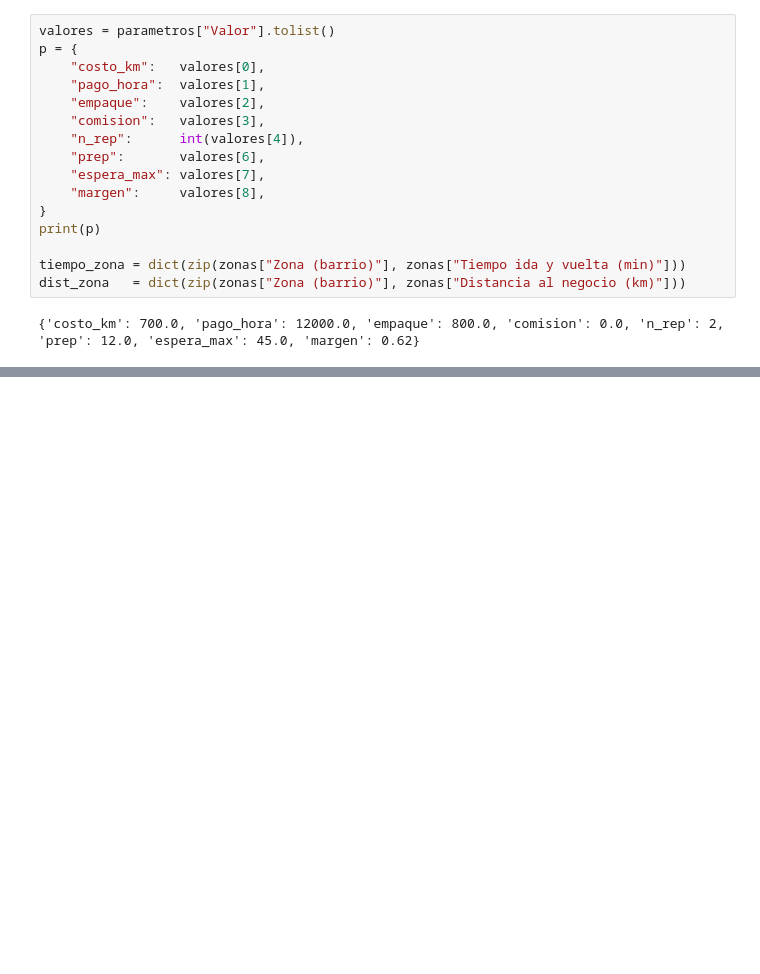
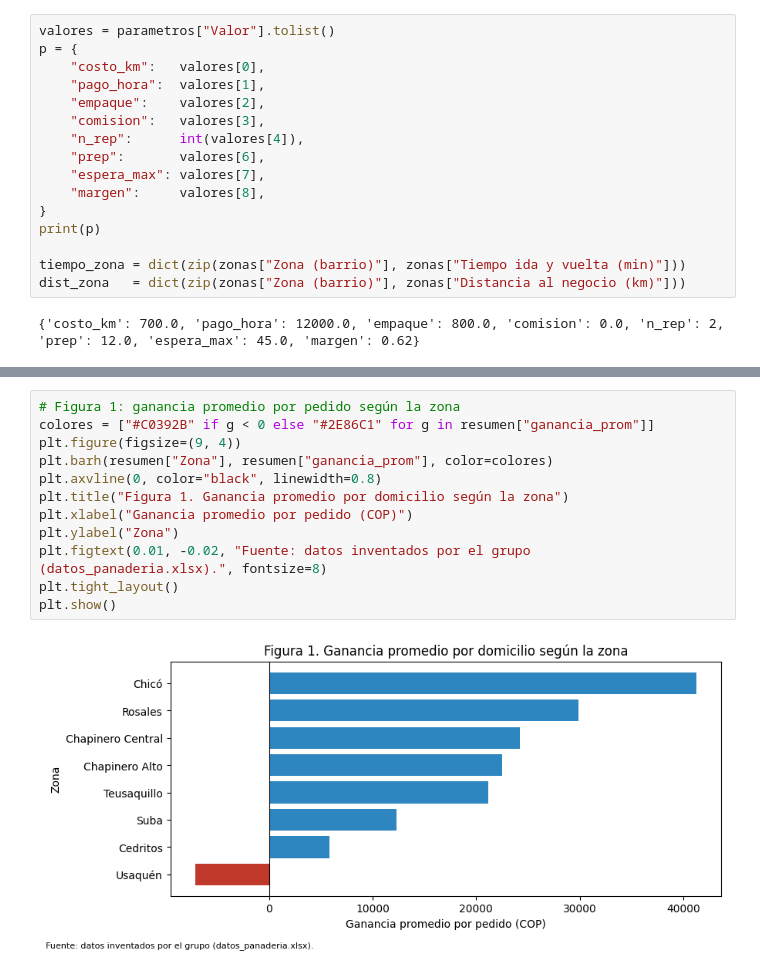
Before and after one commit to velasquezcalderonrafael32-git/Proyecto-Final-Programacion-Rafael-Velasquez-y-Juan-Martin-Franco, a Jupyter notebook: Proyecto_Final_Programación_Rafael_Velasquez_y_Juan_Martin_Franco.ipynb, the cells around one changed output, grey strips where cells are left out. Cells and saved outputs as stored; diff of their text form; blank space fills up the shorter version.

```diff
--- a/Proyecto_Final_Programación_Rafael_Velasquez_y_Juan_Martin_Franco.ipynb
+++ b/Proyecto_Final_Programación_Rafael_Velasquez_y_Juan_Martin_Franco.ipynb
@@ -77,0 +145,14 @@ Pedidos rentables: 60 de 80
+# %%
+# Figura 1: ganancia promedio por pedido según la zona
+colores = ["#C0392B" if g < 0 else "#2E86C1" for g in resumen["ganancia_prom"]]
+plt.figure(figsize=(9, 4))
+plt.barh(resumen["Zona"], resumen["ganancia_prom"], color=colores)
+plt.axvline(0, color="black", linewidth=0.8)
+plt.title("Figura 1. Ganancia promedio por domicilio según la zona")
+plt.xlabel("Ganancia promedio por pedido (COP)")
+plt.ylabel("Zona")
+plt.figtext(0.01, -0.02, "Fuente: datos inventados por el grupo (datos_panaderia.xlsx).", fontsize=8)
+plt.tight_layout()
+plt.show()
+# %% [output]
+[figure, added]
```
Also changed, not shown: parts of 9 cells of this notebook.
